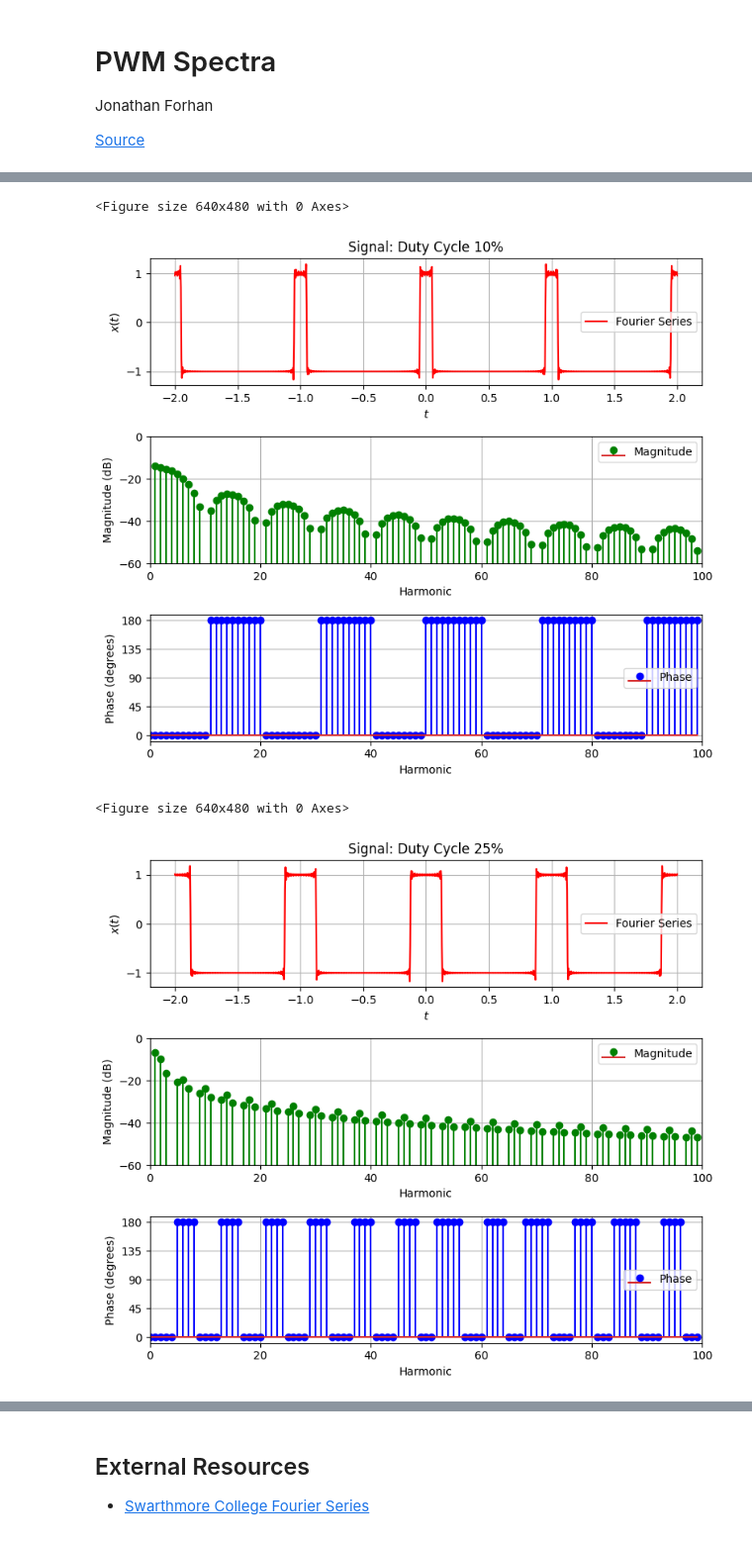
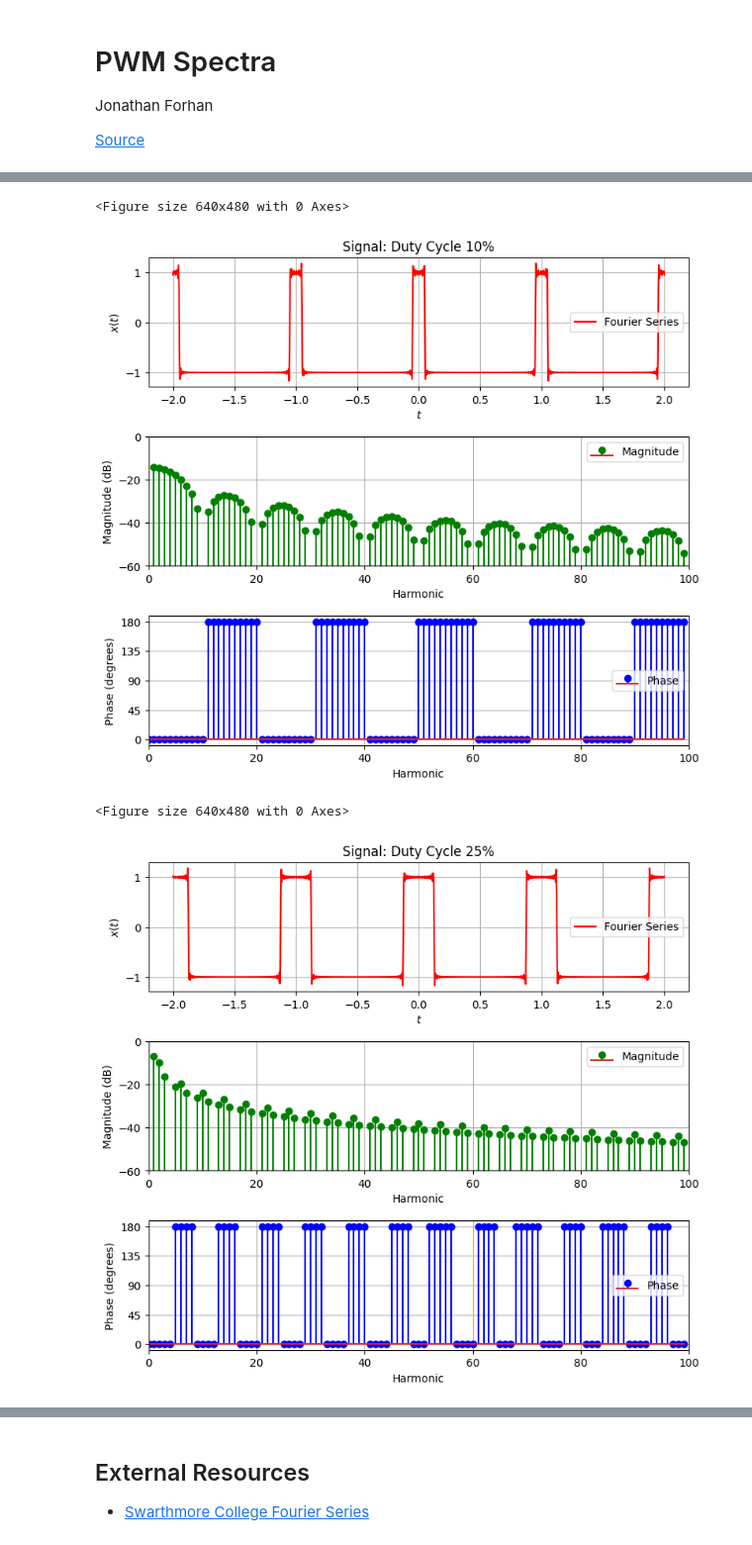
Before and after one commit to jonathanforhan/Homework-Mono, a Jupyter notebook: ee201/project-2/pwm-spectra.ipynb, the cells around one changed output, grey strips where cells are left out. Shown at 99% size. Saved outputs shown, nothing was run; the diff lists cells and outputs as text; code cells hidden in the pictures.

```diff
--- a/ee201/project-2/pwm-spectra.ipynb
+++ b/ee201/project-2/pwm-spectra.ipynb
@@ -125,18 +141,0 @@ $$\large{x(t)=2\alpha-1}+\displaystyle{\sum_{m=-\infty}^\infty}\frac{2}{m\pi}\si
-# %%
-plt.clf
-plt.figure(figsize=(12, 6))
-plt.title('PWM at 2078051 Switching Frequency')
-plt.grid(True)
-plt.ylabel('$x(t)$')
-plt.xlabel('$t$')
-
-f = 2078051
-T = 1 / f
-
-x = np.linspace(-2 * T, 2 * T, 1000)
-
-y = [gen_sig(t, T, duty_cycle=0.50) for t in x]
-plt.plot(x, y, label='$f=2078051$')
-
-plt.legend(loc='best')
-plt.show()
@@ -147,4 +142,6 @@ plt.show()
 # %%
+# @title Square waves with varied duty cycles of 10%, 25%, 50%, 75%, 90%, and 100%
+
 duty_cycles = [0.1, 0.25, 0.5, 0.75, 0.90, 1.0]
 
 for duty_cycle in duty_cycles:
@@ -156,38 +153,41 @@ for duty_cycle in duty_cycles:
     y = [gen_sig(t, T=1, duty_cycle=duty_cycle, c_m=c_signal) for t in x]
     n_s = np.arange(0, N)
 
-    c_signal =  c_signal[int(len(c_signal) / 2):]
+    c_signal = c_signal[N:]
 
     plt.figure(figsize=(8, 7))
+
     plt.subplot(311)
     plt.plot(x, y, 'r', label='Fourier Series')
     plt.grid(True)
+    plt.tight_layout()
     plt.ylabel('$x(t)$')
     plt.xlabel('$t$')
     plt.legend(loc='best')
     plt.title('Signal: Duty Cycle %d%%' % (duty_cycle * 100))
-    plt.tight_layout()
+
     plt.subplot(312)
     plt.stem(n_s, 20*np.log10(np.abs(c_signal)), 'g', label='Magnitude', bottom=-100)
     plt.grid(True)
+    plt.tight_layout()
     plt.xlabel('Harmonic')
     plt.ylabel('Magnitude (dB)')
     plt.axis([0, 100, -60, 0])
     plt.legend(loc='best')
-    plt.tight_layout()
+
     plt.subplot(313)
     plt.stem(n_s, 180/np.pi*np.angle(c_signal), 'b', label='Phase')
     plt.grid(True)
+    plt.tight_layout()
     plt.xlabel('Harmonic')
     plt.ylabel('Phase (degrees)')
     plt.xlim([0, 100])
     plt.yticks(np.arange(0, 181, 45))
     plt.legend(loc='best')
-    plt.tight_layout()
     plt.show()
 # %% [output]
 <Figure size 640x480 with 0 Axes>
-[figure, old version]
+[figure, new version]
 <Figure size 640x480 with 0 Axes>
-[figure, old version]
+[figure, new version]
 <Figure size 640x480 with 0 Axes>
```
Also changed, not shown: parts of 11 cells of this notebook, 1 other file.
